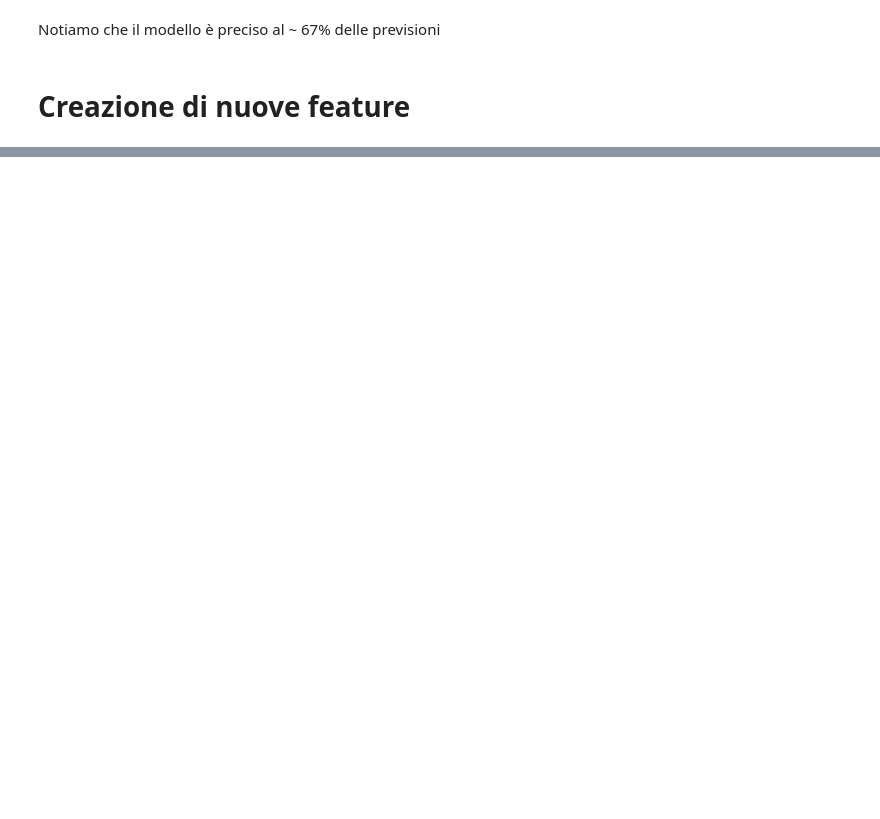
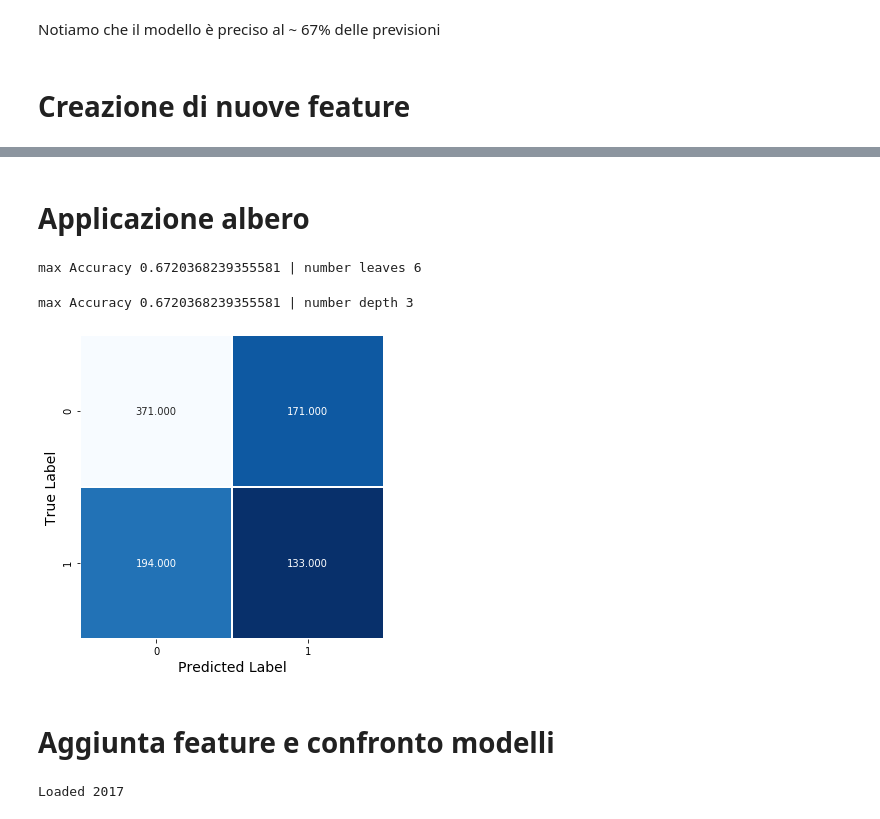
Before and after one commit to Scod3lla/tennisMatchPrediction, a Jupyter notebook: Project.ipynb, the cells around one changed output, grey strips where cells are left out. Cells and saved outputs as stored; diff of their text form; code cells hidden in the pictures; blank space fills up the shorter version.

```diff
--- a/Project.ipynb
+++ b/Project.ipynb
@@ -276,0 +175,3 @@ df2
+# %%
+X = df2017.drop(["Player1","Player2","target"], axis = 1)
+y= df2017["target"]
@@ -276,0 +208,69 @@ df2
+# %% [markdown]
+# Applicazione albero
+# %%
+X_train, X_test, y_train, y_test = train_test_split(X, y, test_size=0.33)
+# %%
+leavesArr = []
+
+# Esploro variando il numero di foglie
+
+for max_leaves in range(2,50):
+    # train and predict
+    dt = tree.DecisionTreeClassifier(max_leaf_nodes=max_leaves)
+    dt.fit(X_train,y_train)
+    train_acc = accuracy_score(y_true=y_train, y_pred=dt.predict(X_train))
+    test_acc = accuracy_score(y_true=y_test, y_pred=dt.predict(X_test))
+    leavesArr.append(tuple([test_acc,max_leaves]))
+    # print ("Leaves:", max_leaves, " - Train Accuracy:", train_acc, " - Test Accuracy:", test_acc)
+
+print("max Accuracy",max(leavesArr)[0], "| number leaves",max(leavesArr)[1] )
+# %% [output]
+max Accuracy 0.6720368239355581 | number leaves 6
+# %%
+depthArr = []
+
+#Esploro cambiando il numero di profondita
+
+for max_depth in range(2,50):
+    # train and predict
+    dt = tree.DecisionTreeClassifier(max_depth=max_depth)
+    dt.fit(X_train,y_train)
+    train_acc = accuracy_score(y_true=y_train, y_pred=dt.predict(X_train))
+    test_acc = accuracy_score(y_true=y_test, y_pred=dt.predict(X_test))
+    # matr[max_leaves, max_depth]=test_acc
+    depthArr.append(tuple([test_acc,max_depth]))
+    #print ("Depth:", max_depth, " - Train Accuracy:", train_acc, " - Test Accuracy:", test_acc)
+
+print("max Accuracy",max(depthArr)[0], "| number depth",max(depthArr)[1] )
+# %% [output]
+max Accuracy 0.6720368239355581 | number depth 3
+# %%
+from sklearn.metrics import confusion_matrix, classification_report
+import seaborn as sns
+import matplotlib.pyplot as plt
+
+conf_stat = confusion_matrix(y_true=y_test, y_pred=dt.predict(X_test))
+
+fig, ax = plt.subplots(figsize=(5,5), tight_layout=True)
+sns.heatmap(conf_stat, annot=True, fmt=".3f",
+            linewidths=.5, square = True,
+            cmap = 'Blues_r',cbar=False,
+            xticklabels=dt.classes_,
+            yticklabels=dt.classes_);
+ax.set_ylabel('True Label', fontsize=14);
+ax.set_xlabel('Predicted Label', fontsize=14);
+# %% [output]
+[figure, added]
+# %% [markdown]
+# Aggiunta feature e confronto modelli
+# %%
+df2017 = loadDataset("2017")
+df2017 = generalFormatting(df2017)
+df2017.drop(["Date", 'P1_S1', 'P2_S1', 'P1_S2',
+       'P2_S2', 'P1_S3', 'P2_S3', 'P1_S4', 'P2_S4', 'P1_S5', 'P2_S5',
+       'P1_sets', 'P2_sets', 'P1_B365', 'P2_B365', 'P1_EX', 'P2_EX', 'P1_LB',
+       'P2_LB', 'P1_PS', 'P2_PS', 'P1_Max', 'P2_Max', 'P1_Avg', 'P2_Avg'], axis = 1, inplace = True)
+
+print("Loaded 2017")
+# %% [output]
+Loaded 2017
```
Also changed, not shown: parts of 38 cells of this notebook, 2 other files.
